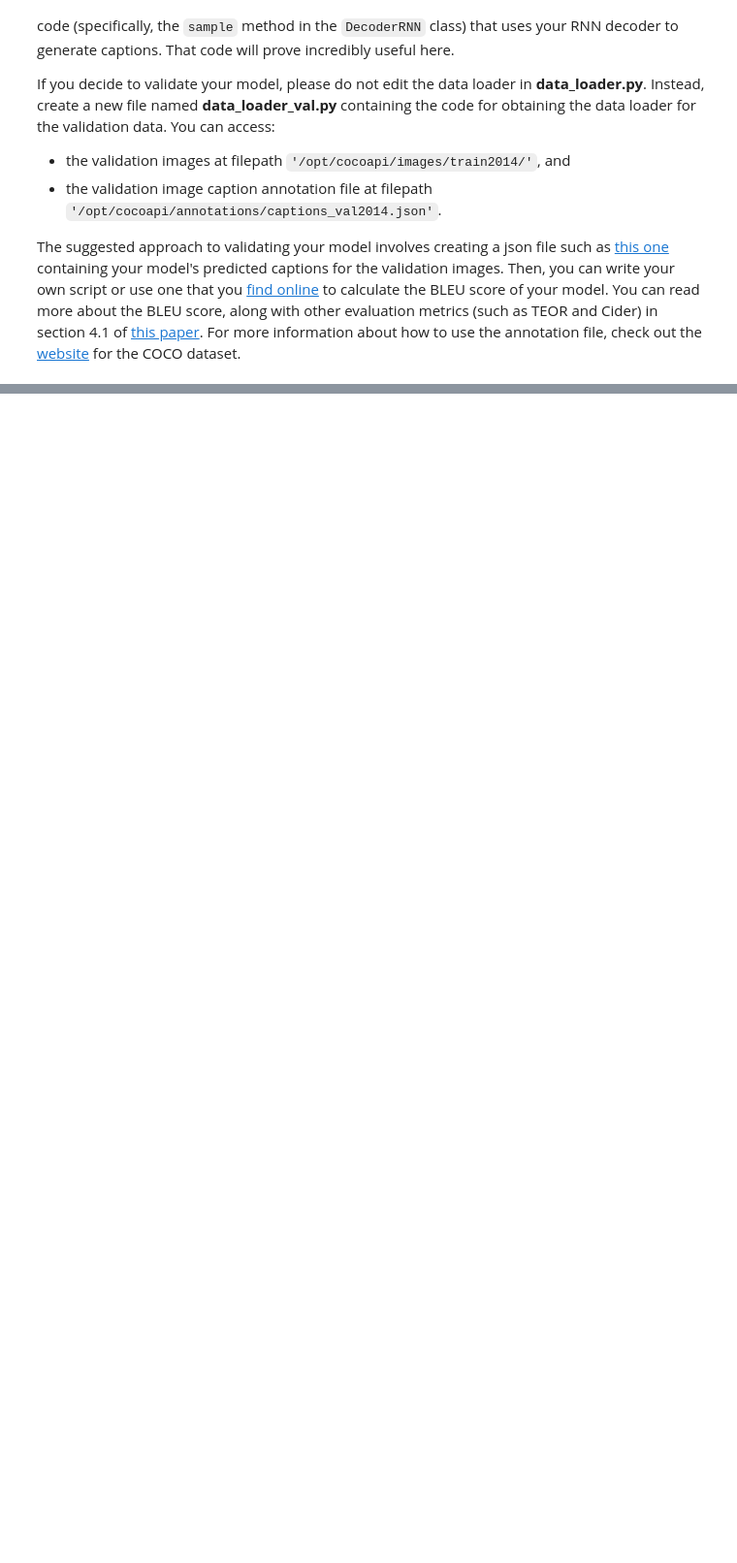
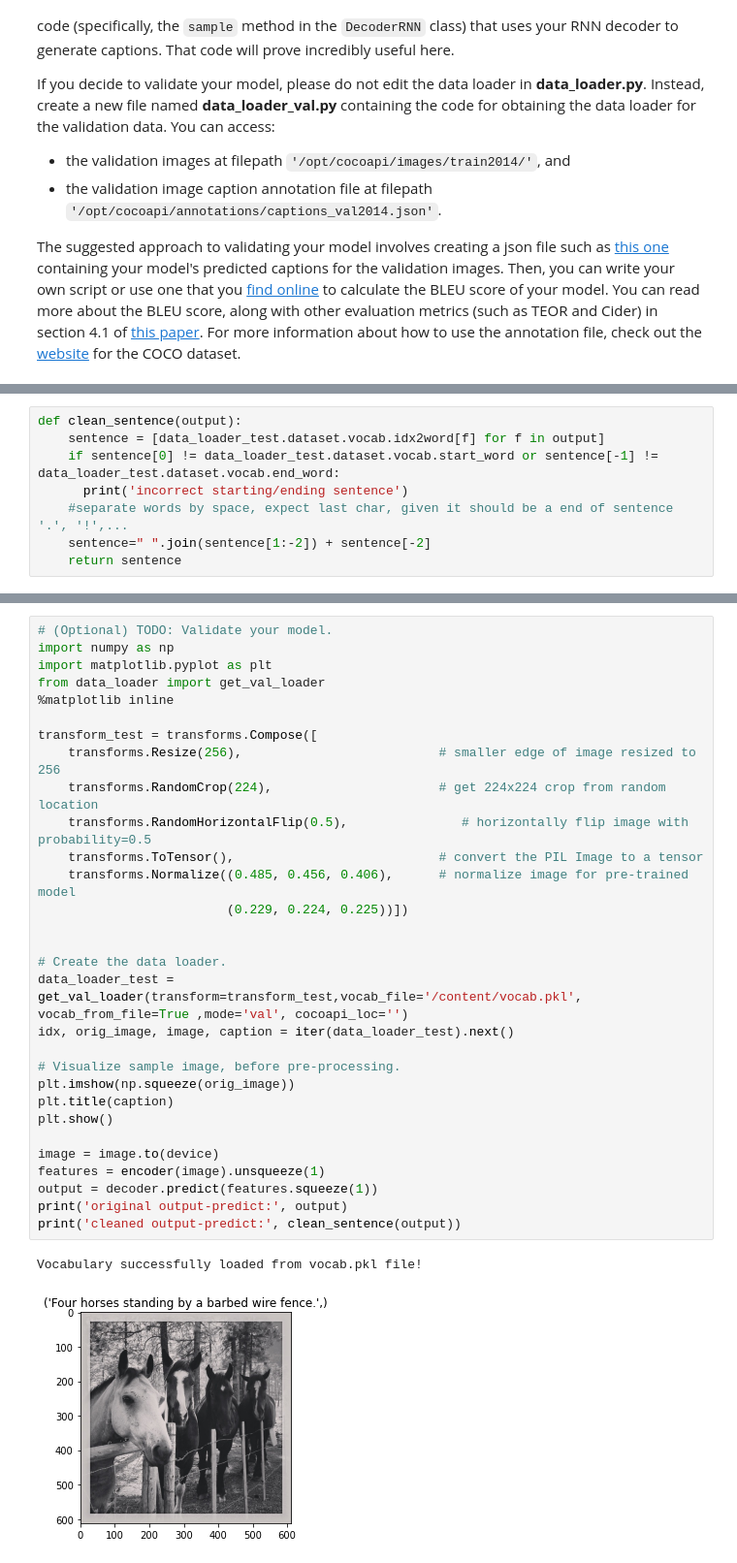
Before and after one commit to joao-d-oliveira/CV-Image_Captioning, a Jupyter notebook: 2_Training.ipynb, the cells around one changed output, grey strips where cells are left out. Shown at 97% size. Drawn from its saved outputs; the diff is of its cells as text; blank space fills up the shorter version.

```diff
--- a/2_Training.ipynb
+++ b/2_Training.ipynb
@@ -387,0 +522,8 @@ The suggested approach to validating your model involves creating a json file su
+# %%
+def clean_sentence(output):
+    sentence = [data_loader_test.dataset.vocab.idx2word[f] for f in output]
+    if sentence[0] != data_loader_test.dataset.vocab.start_word or sentence[-1] != data_loader_test.dataset.vocab.end_word:
+      print('incorrect starting/ending sentence')
+    #separate words by space, expect last char, given it should be a end of sentence '.', '!',...
+    sentence=" ".join(sentence[1:-2]) + sentence[-2]
+    return sentence
@@ -387,0 +532,33 @@ The suggested approach to validating your model involves creating a json file su
+# %%
+# (Optional) TODO: Validate your model.
+import numpy as np
+import matplotlib.pyplot as plt
+from data_loader import get_val_loader
+%matplotlib inline
+
+transform_test = transforms.Compose([
+    transforms.Resize(256),                          # smaller edge of image resized to 256
+    transforms.RandomCrop(224),                      # get 224x224 crop from random location
+    transforms.RandomHorizontalFlip(0.5),               # horizontally flip image with probability=0.5
+    transforms.ToTensor(),                           # convert the PIL Image to a tensor
+    transforms.Normalize((0.485, 0.456, 0.406),      # normalize image for pre-trained model
+                         (0.229, 0.224, 0.225))])
+
+
+# Create the data loader.
+data_loader_test = get_val_loader(transform=transform_test,vocab_file='/content/vocab.pkl', vocab_from_file=True ,mode='val', cocoapi_loc='')
+idx, orig_image, image, caption = iter(data_loader_test).next()
+
+# Visualize sample image, before pre-processing.
+plt.imshow(np.squeeze(orig_image))
+plt.title(caption)
+plt.show()
+
+image = image.to(device)
+features = encoder(image).unsqueeze(1)
+output = decoder.predict(features.squeeze(1))
+print('original output-predict:', output)
+print('cleaned output-predict:', clean_sentence(output))
+# %% [output]
+Vocabulary successfully loaded from vocab.pkl file!
+[figure, added]
```
Also changed, not shown: parts of 15 cells of this notebook, 55 other files.
